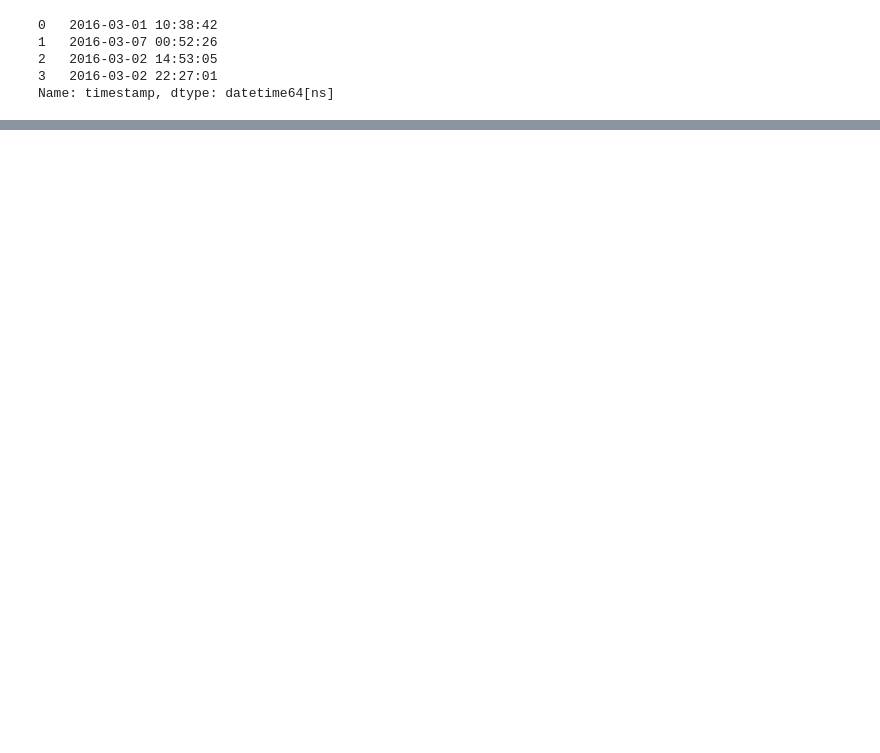
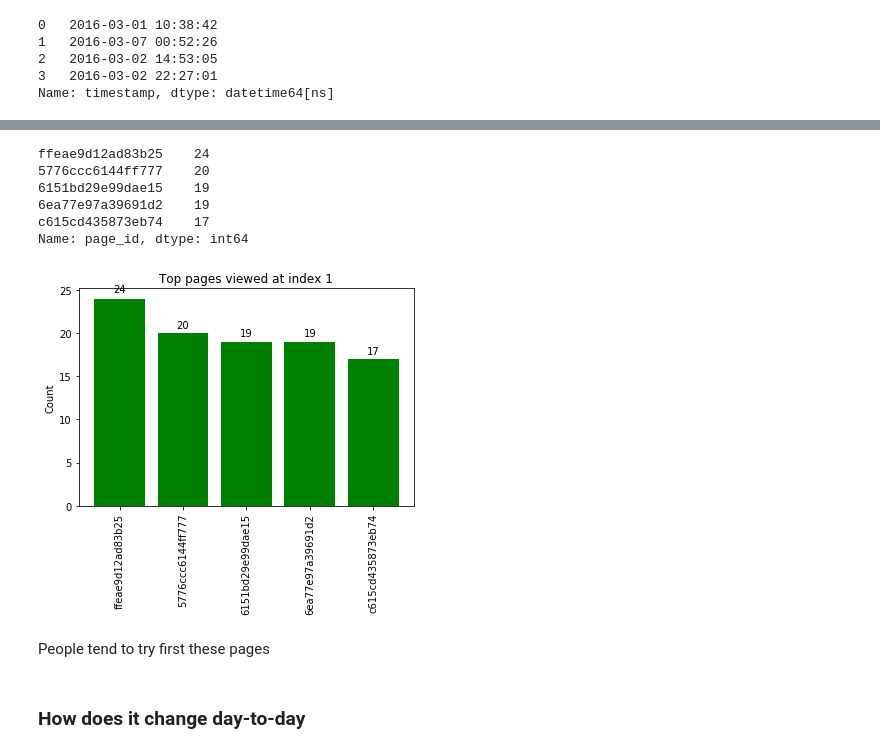
Before and after one commit to Madhu009/Inkredo_Data_Challenge, a Jupyter notebook: Data_analysis.ipynb, the cells around one changed output, grey strips where cells are left out. Drawn from its saved outputs; the diff is of its cells as text; code cells hidden in the pictures; blank space fills up the shorter version.

```diff
--- a/Data_analysis.ipynb
+++ b/Data_analysis.ipynb
@@ -28,0 +57,30 @@ Name: timestamp, dtype: datetime64[ns]
+# %%
+#top pages viewed at index 1
+index1_pages=data.loc[data['result_position'] == 1]
+
+tp=index1_pages.page_id.value_counts()[:5]
+print(tp)
+labels=np.array(tp.keys())
+values=np.array(tp)
+ind=np.arange(len(labels))
+
+fig,ax=plt.subplots()
+rects=ax.bar(ind,values,color='g')
+ax.set_xticklabels(labels,rotation='vertical')
+ax.set_xticks(ind)
+ax.set_ylabel("Count")
+ax.set_title("Top pages viewed at index 1")
+autolabel(rects)
+plt.show()
+# %% [output]
+ffeae9d12ad83b25    24
+5776ccc6144ff777    20
+6151bd29e99dae15    19
+6ea77e97a39691d2    19
+c615cd435873eb74    17
+Name: page_id, dtype: int64
+[figure, added]
+# %% [markdown]
+People tend to try first these pages
+# %% [markdown]
+### How does it change day-to-day
```
Also changed, not shown: parts of 9 cells of this notebook.
